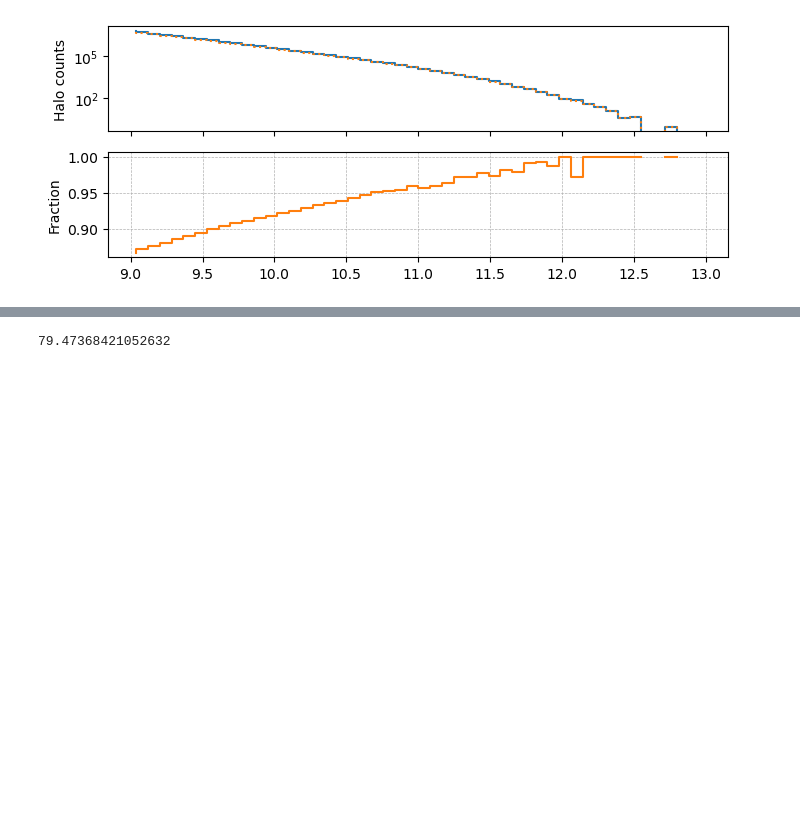
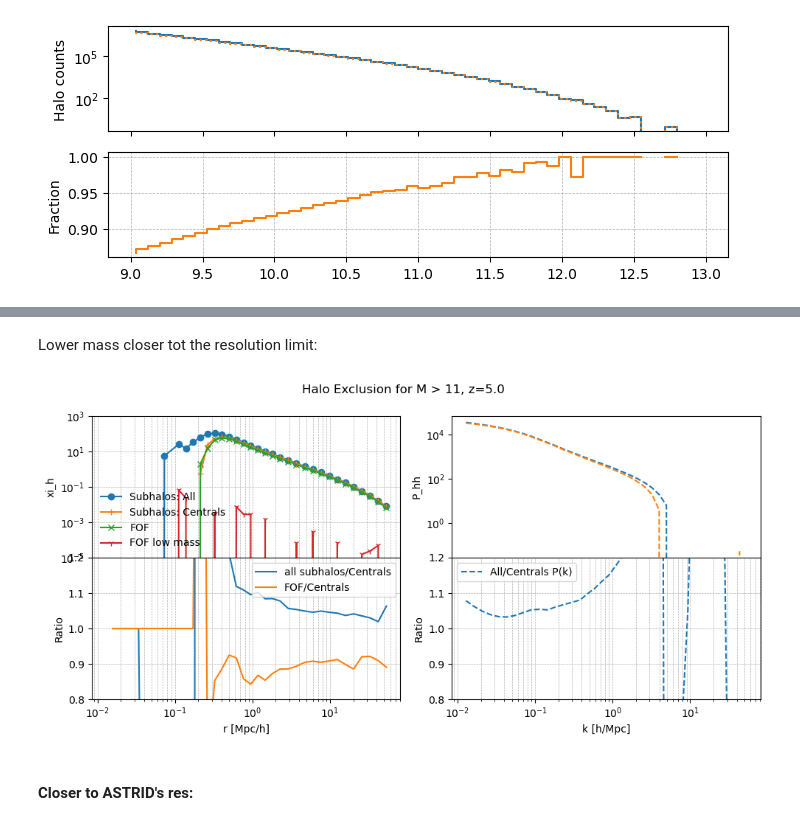
Before and after one commit to qezlou/Goku_ELG, a Jupyter notebook: emu/notebooks/xi_compute/halo_exclusion.ipynb, the cells around one changed output, grey strips where cells are left out. Saved outputs shown, nothing was run; the diff lists cells and outputs as text; code cells hidden in the pictures; blank space fills up the shorter version.

```diff
--- a/emu/notebooks/xi_compute/halo_exclusion.ipynb
+++ b/emu/notebooks/xi_compute/halo_exclusion.ipynb
@@ -341,4 +355,72 @@ fig.tight_layout()
+# %% [markdown]
+Lower mass closer tot the resolution limit:
 # %%
-mbins.max()
+import h5py
+import mcfit
+from matplotlib import pyplot as plt
+
+with h5py.File(f'/home/qezlou/HD2/HETDEX/cosmo/data/halo_exclusion/corr_all.h5', 'r') as f:
+    mbins = f['mbins'][:]
+    ind = mbins <= 60
+    mbins = mbins[ind]
+    result_all = f['result'][ind]
+
+with h5py.File(f'/home/qezlou/HD2/HETDEX/cosmo/data/halo_exclusion/corr_cen.h5', 'r') as f:
+    mbins = f['mbins'][:]
+    ind = mbins <= 60
+    mbins = mbins[ind]
+    result_cen = f['result'][ind]
+
+with h5py.File(f'/home/qezlou/HD2/HETDEX/cosmo/data/halo_exclusion/corr_fof_all.h5', 'r') as f:
+    mbins = f['mbins'][:]
+    ind = mbins <= 60
+    mbins = mbins[ind]
+    result_fof = f['result'][ind]
+
+with h5py.File(f'/home/qezlou/HD2/HETDEX/cosmo/data/halo_exclusion/corr_fof_all_m_9_9.01.h5', 'r') as f:
+    mbins = f['mbins'][:]
+    ind = mbins <= 60
+    mbins = mbins[ind]
+    result_fof_lowmass = f['result'][ind]
+
+fig, ax = plt.subplots(2,2, figsize=(10, 5), sharex=True, gridspec_kw={'hspace': 0})
+
+ax[0,0].plot(mbins, result_all, label='Subhalos: All', marker='o')
+k, phh_all = mcfit.xi2P(mbins, l=0, lowring=True)(result_all, extrap=True)
+ax[0,0].plot(mbins, result_cen, label='Subhalos: Centrals', marker='+')
+ax[0,0].plot(mbins, result_fof, label='FOF', marker='x')
+ax[0,0].plot(mbins, result_fof_lowmass, label='FOF low mass', marker='1')
+
+ax[0,1].plot(k, phh_all, label='All P(k)', linestyle='--')
+
+
+k, phh_cen = mcfit.xi2P(mbins, l=0, lowring=True)(result_cen, extrap=True)
+ax[0,1].plot(k, phh_cen, label='Subhalos: Centrals P(k)', linestyle='--')
+
+
+ax[1,0].plot(mbins, result_all/result_cen, label='all subhalos/Centrals')
+ax[1,0].plot(mbins, result_fof/result_cen, label='FOF/Centrals')
+ax[1,1].plot(k, phh_all/phh_cen, label='All/Centrals P(k)', linestyle='--')
+
+for i in range(2):
+    ax[1,i].set_xlabel('r [Mpc/h]' if i==0 else 'k [h/Mpc]')
+    ax[0,i].set_ylabel('xi_h' if i==0 else 'P_hh')
+    ax[1,i].set_ylabel('Ratio')
+    ax[0,i].set_xscale('log')
+    ax[1,i].set_xscale('log')
+    ax[0,i].set_yscale('log')
+    ax[1,i].set_ylim(0.8, 1.2)
+    ax[1,i].grid(which='both', linestyle='--', linewidth=0.5)
+    ax[1,i].legend()
+
+
+ax[0,0].legend(frameon=False)
+ax[0,0].set_ylim(1e-5, 1e3)
+
+ax[0,0].grid(which='both', linestyle='--', linewidth=0.5)
+fig.suptitle('Halo Exclusion for M > 11, z=5.0')
+fig.tight_layout()
 # %% [output]
-79.47368421052632
+[figure, added]
+# %% [markdown]
+#### Closer to ASTRID's res:
```
Also changed, not shown: parts of 1 cell of this notebook, 4 other files.
